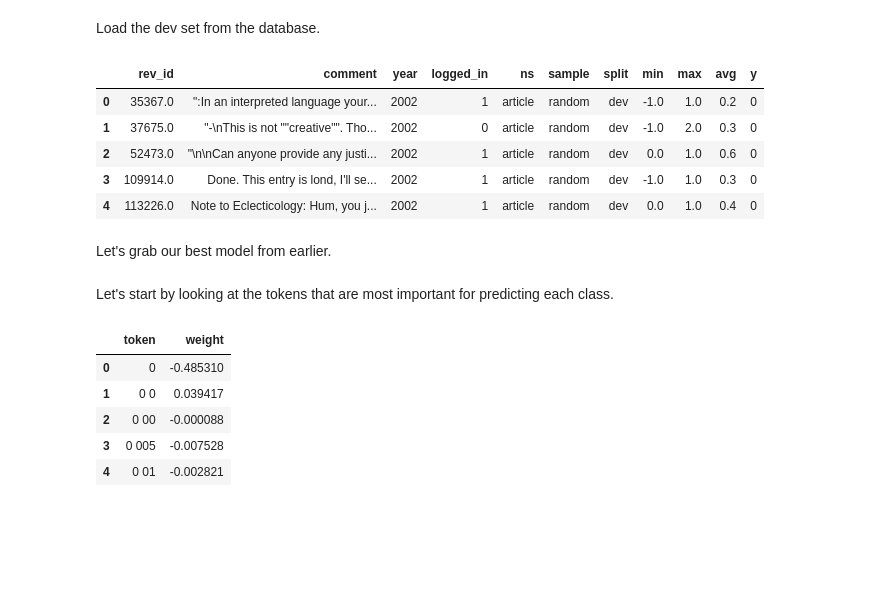
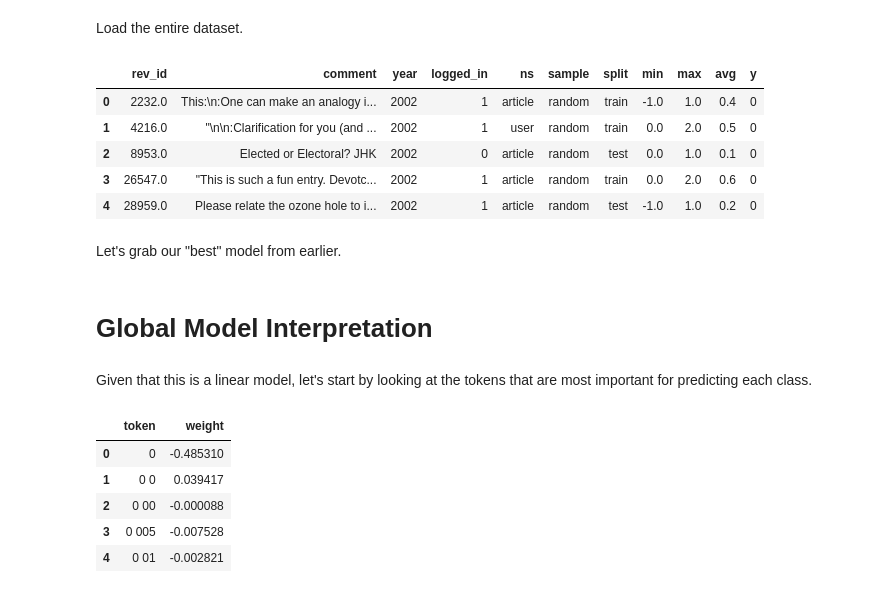
Before and after one commit to jkingphd/nlp_example, a Jupyter notebook: notebooks/3A-jkk-interpretation.ipynb, the cells around one changed output. Drawn from its saved outputs; the diff is of its cells as text; code cells hidden in the pictures; blank space fills up the shorter version.

Commit message:
Minor edits to 1A, also renamed. Created placeholders for Global Interpretation, Historical Counterfactural, Greedy Counterfactual, and Local Surrogate.

```diff
--- a/notebooks/3A-jkk-interpretation.ipynb
+++ b/notebooks/3A-jkk-interpretation.ipynb
@@ -9,29 +9,31 @@ import numpy as np
 import re
 
 seed = 101
-# %% [markdown]
-Load the dev set from the database.
+# %% [markdown]
+Load the entire dataset.
 # %%
 with sql.connect('../data/toxic.db') as conn:
-    df = pd.read_sql_query('''select * from toxic where split="dev"''', conn)
+    df = pd.read_sql_query('''select * from toxic''', conn)
 df.head()
 # %% [output]
 |  | rev_id | comment | year | logged_in | ns | sample | split | min | max | avg | y |
-| 0 | 35367.0 | ":In an interpreted language your... | 2002 | 1 | article | random | dev | -1.0 | 1.0 | 0.2 | 0 |
-| 1 | 37675.0 | "-\nThis is not ""creative"". Tho... | 2002 | 0 | article | random | dev | -1.0 | 2.0 | 0.3 | 0 |
-| 2 | 52473.0 | "\n\nCan anyone provide any justi... | 2002 | 1 | article | random | dev | 0.0 | 1.0 | 0.6 | 0 |
-| 3 | 109914.0 | Done. This entry is lond, I'll se... | 2002 | 1 | article | random | dev | -1.0 | 1.0 | 0.3 | 0 |
-| 4 | 113226.0 | Note to Eclecticology: Hum, you j... | 2002 | 1 | article | random | dev | 0.0 | 1.0 | 0.4 | 0 |
+| 0 | 2232.0 | This:\n:One can make an analogy i... | 2002 | 1 | article | random | train | -1.0 | 1.0 | 0.4 | 0 |
+| 1 | 4216.0 | "\n\n:Clarification for you (and ... | 2002 | 1 | user | random | train | 0.0 | 2.0 | 0.5 | 0 |
+| 2 | 8953.0 | Elected or Electoral? JHK | 2002 | 0 | article | random | test | 0.0 | 1.0 | 0.1 | 0 |
+| 3 | 26547.0 | "This is such a fun entry. Devotc... | 2002 | 1 | article | random | train | 0.0 | 2.0 | 0.6 | 0 |
+| 4 | 28959.0 | Please relate the ozone hole to i... | 2002 | 1 | article | random | test | -1.0 | 1.0 | 0.2 | 0 |
 # %% [markdown]
-Let's grab our best model from earlier.
+Let's grab our "best" model from earlier.
 # %%
 def tokenizer(text):
     return re.findall(r'[a-z0-9]+', text.lower())
 
 gs = load('../results/gs_cv_sgd.joblib')
 pipe = gs.best_estimator_
+# %% [markdown]
+# Global Model Interpretation
 # %% [markdown]
-Let's start by looking at the tokens that are most important for predicting each class.
+Given that this is a linear model, let's start by looking at the tokens that are most important for predicting each class.
 # %%
 tokens = pipe.named_steps['vect'].get_feature_names() # Note, NOT the same as vocabulary_
 weights = pipe.named_steps['clf'].coef_[0]
```
Also changed, not shown: parts of 19 cells of this notebook, 1 other file.
